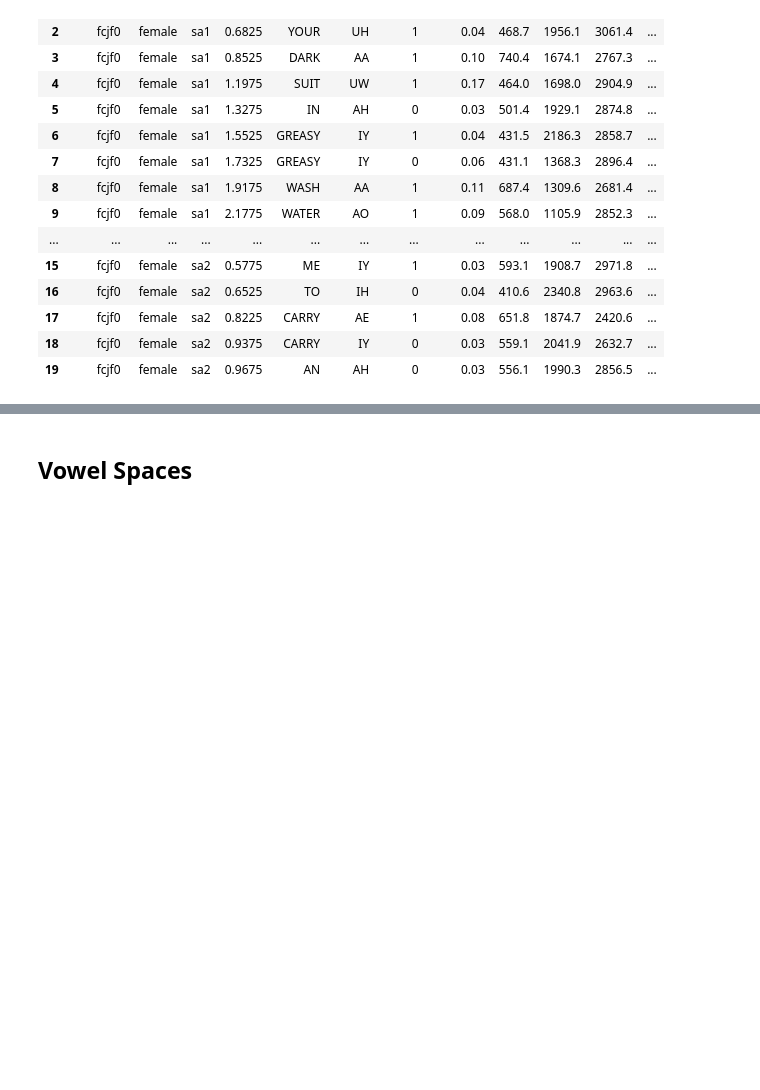
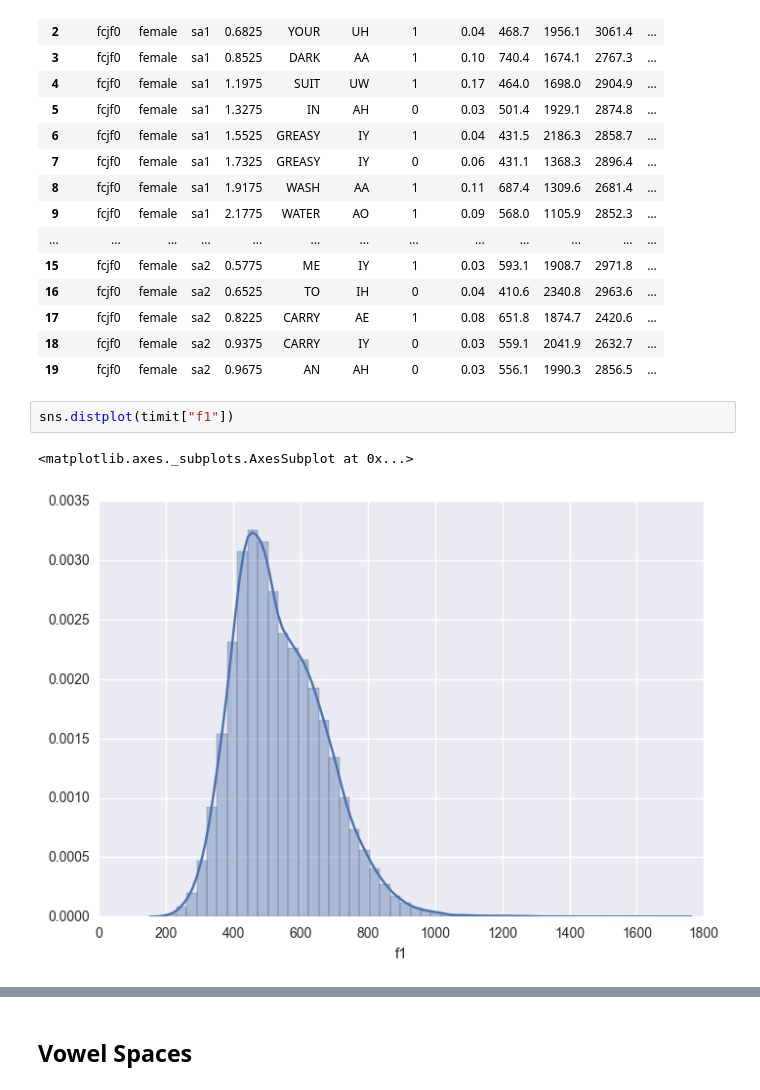
Before and after one commit to ds-modules/LINGUIS-110, a Jupyter notebook: VowelFormants.ipynb, the cells around one changed output, grey strips where cells are left out. Drawn from its saved outputs; the diff is of its cells as text; blank space fills up the shorter version.

Commit message:
more graphs with IPA changes

```diff
--- a/VowelFormants.ipynb
+++ b/VowelFormants.ipynb
@@ -27,3 +32,8 @@ timit.head(20)
 | 17 | fcjf0 | female | sa2 | 0.8225 | CARRY | AE | 1 | 0.08 | 651.8 | 1874.7 | 2420.6 | ... |
 | 18 | fcjf0 | female | sa2 | 0.9375 | CARRY | IY | 0 | 0.03 | 559.1 | 2041.9 | 2632.7 | ... |
 | 19 | fcjf0 | female | sa2 | 0.9675 | AN | AH | 0 | 0.03 | 556.1 | 1990.3 | 2856.5 | ... |
+# %%
+sns.distplot(timit["f1"])
+# %% [output]
+<matplotlib.axes._subplots.AxesSubplot at 0x...>
+[figure, added]
```
Also changed, not shown: parts of 10 cells of this notebook.
